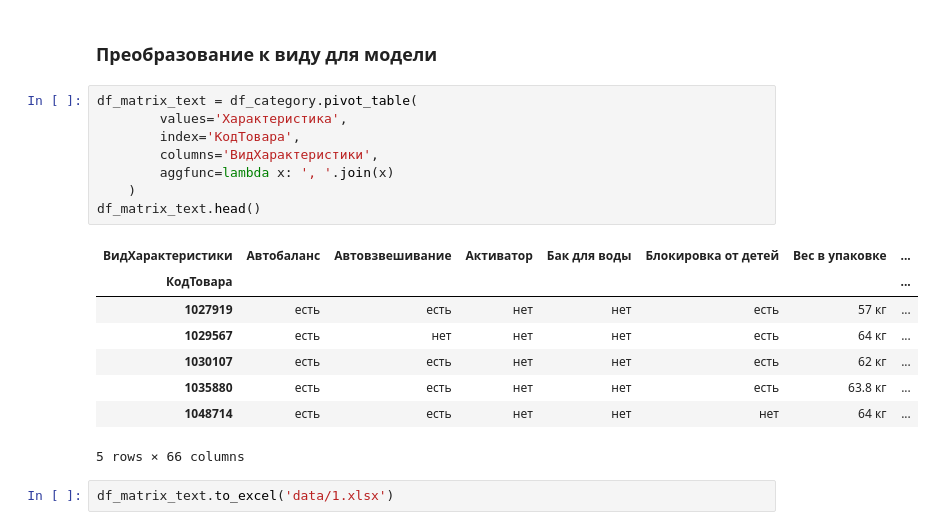
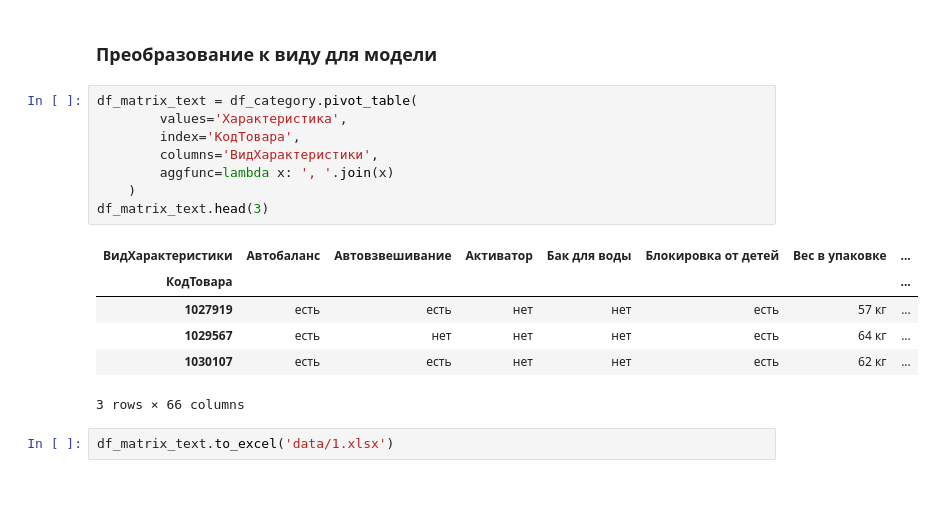
Before and after one commit to Viktor-VK/DST-138-Prodjects, a Jupyter notebook: PROJECT-FINAL_Segmentation/Модель_сегментации.ipynb, the cells around one changed output. Drawn from its saved outputs; the diff is of its cells as text; blank space fills up the shorter version.

```diff
--- a/PROJECT-FINAL_Segmentation/Модель_сегментации.ipynb
+++ b/PROJECT-FINAL_Segmentation/Модель_сегментации.ipynb
@@ -243,20 +240,18 @@ df_category = df_full_priorities[df_full_priorities['КодКатегории']=
 # %%
 df_matrix_text = df_category.pivot_table(
         values='Характеристика',
         index='КодТовара',
         columns='ВидХарактеристики',
         aggfunc=lambda x: ', '.join(x)
     )
-df_matrix_text.head()
+df_matrix_text.head(3)
 # %% [output]
 | ВидХарактеристики | Автобаланс | Автовзвешивание | Активатор | Бак для воды | Блокировка от детей | Вес в упаковке | ... |
 | КодТовара |  |  |  |  |  |  | ... |
 | 1027919 | есть | есть | нет | нет | есть | 57 кг | ... |
 | 1029567 | есть | нет | нет | нет | есть | 64 кг | ... |
 | 1030107 | есть | есть | нет | нет | есть | 62 кг | ... |
-| 1035880 | есть | есть | нет | нет | есть | 63.8 кг | ... |
-| 1048714 | есть | есть | нет | нет | нет | 64 кг | ... |
-5 rows × 66 columns
+3 rows × 66 columns
 # %%
 df_matrix_text.to_excel('data/1.xlsx')
 # %%
```
Also changed, not shown: parts of 32 cells of this notebook.
